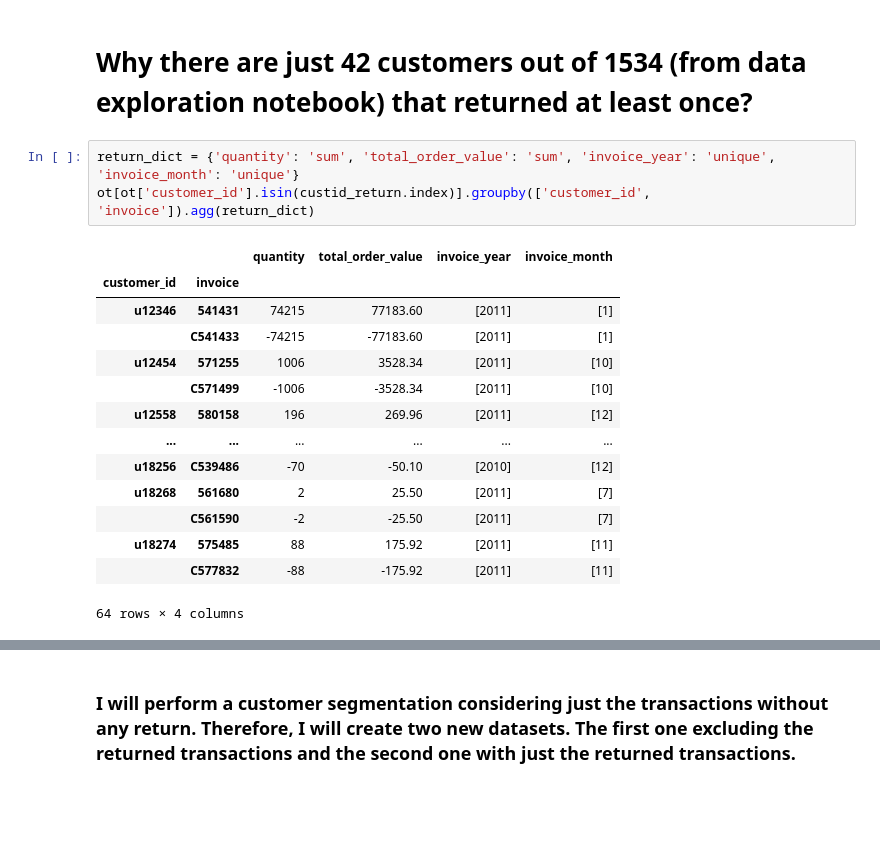
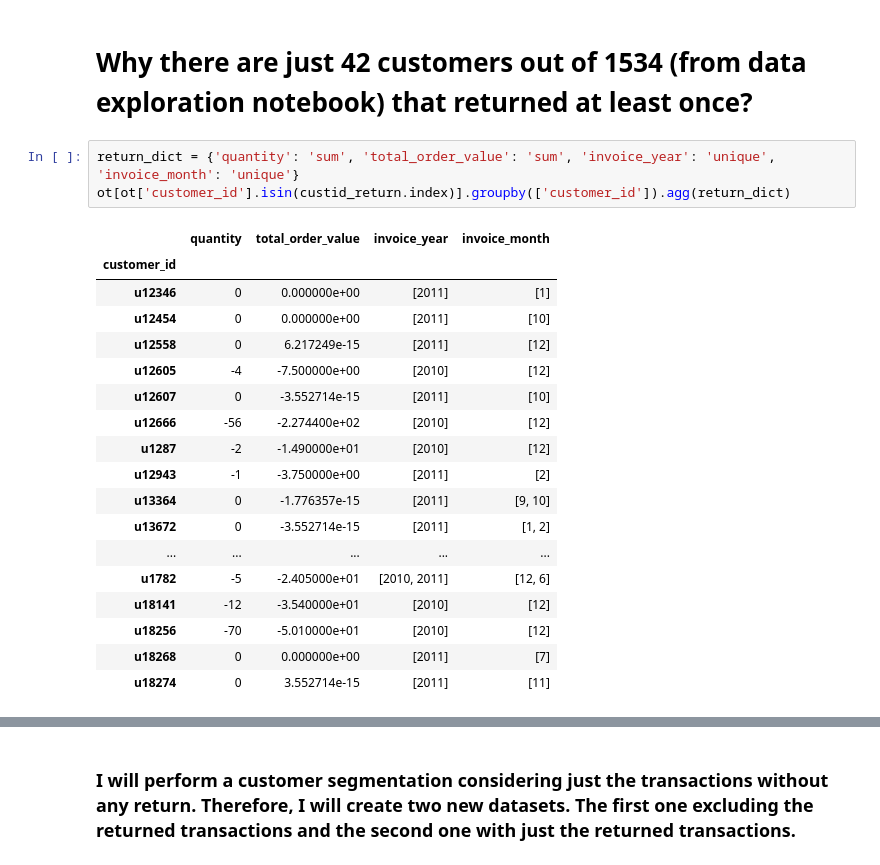
Before and after one commit to adriannaluz/data-analysis_portfolio, a Jupyter notebook: customer_segmentation/notebooks/EDA.ipynb, the cells around one changed output, grey strips where cells are left out. Cells and saved outputs as stored; diff of their text form; blank space fills up the shorter version.

Commit message:
figuring out inconsistencies on returns

```diff
--- a/customer_segmentation/notebooks/EDA.ipynb
+++ b/customer_segmentation/notebooks/EDA.ipynb
@@ -320,20 +337,24 @@ grouped
 # Why there are just 42 customers out of 1534 (from data exploration notebook) that returned at least once?
 # %%
 return_dict = {'quantity': 'sum', 'total_order_value': 'sum', 'invoice_year': 'unique', 'invoice_month': 'unique'}
-ot[ot['customer_id'].isin(custid_return.index)].groupby(['customer_id', 'invoice']).agg(return_dict)
+ot[ot['customer_id'].isin(custid_return.index)].groupby(['customer_id']).agg(return_dict)
 # %% [output]
-|  |  | quantity | total_order_value | invoice_year | invoice_month |
-| customer_id | invoice |  |  |  |  |
-| u12346 | 541431 | 74215 | 77183.60 | [2011] | [1] |
-|  | C541433 | -74215 | -77183.60 | [2011] | [1] |
-| u12454 | 571255 | 1006 | 3528.34 | [2011] | [10] |
-|  | C571499 | -1006 | -3528.34 | [2011] | [10] |
-| u12558 | 580158 | 196 | 269.96 | [2011] | [12] |
-| ... | ... | ... | ... | ... | ... |
-| u18256 | C539486 | -70 | -50.10 | [2010] | [12] |
-| u18268 | 561680 | 2 | 25.50 | [2011] | [7] |
-|  | C561590 | -2 | -25.50 | [2011] | [7] |
-| u18274 | 575485 | 88 | 175.92 | [2011] | [11] |
-|  | C577832 | -88 | -175.92 | [2011] | [11] |
+|  | quantity | total_order_value | invoice_year | invoice_month |
+| customer_id |  |  |  |  |
+| u12346 | 0 | 0.000000e+00 | [2011] | [1] |
+| u12454 | 0 | 0.000000e+00 | [2011] | [10] |
+| u12558 | 0 | 6.217249e-15 | [2011] | [12] |
+| u12605 | -4 | -7.500000e+00 | [2010] | [12] |
+| u12607 | 0 | -3.552714e-15 | [2011] | [10] |
+| u12666 | -56 | -2.274400e+02 | [2010] | [12] |
+| u1287 | -2 | -1.490000e+01 | [2010] | [12] |
+| u12943 | -1 | -3.750000e+00 | [2011] | [2] |
+| u13364 | 0 | -1.776357e-15 | [2011] | [9, 10] |
+| u13672 | 0 | -3.552714e-15 | [2011] | [1, 2] |
+| ... | ... | ... | ... | ... |
+| u1782 | -5 | -2.405000e+01 | [2010, 2011] | [12, 6] |
+| u18141 | -12 | -3.540000e+01 | [2010] | [12] |
+| u18256 | -70 | -5.010000e+01 | [2010] | [12] |
+| u18268 | 0 | 0.000000e+00 | [2011] | [7] |
+| u18274 | 0 | 3.552714e-15 | [2011] | [11] |
-64 rows × 4 columns
 # %%
```
Also changed, not shown: parts of 8 cells of this notebook.
